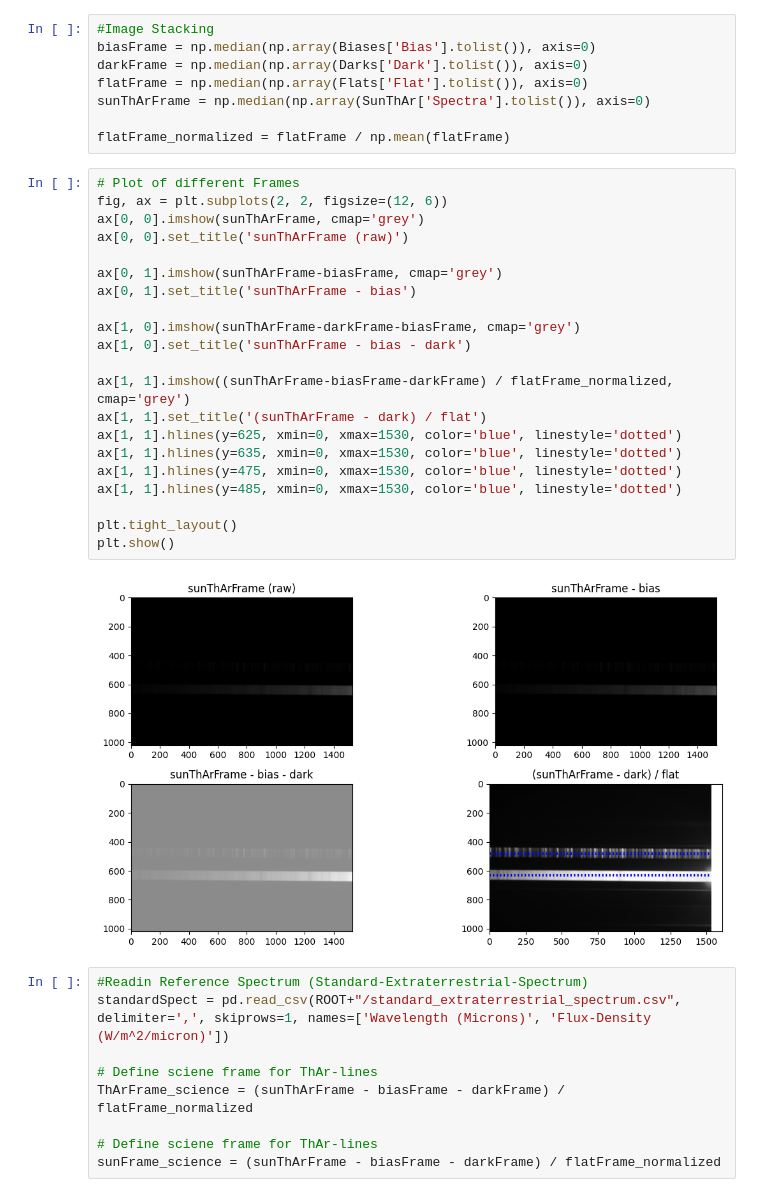
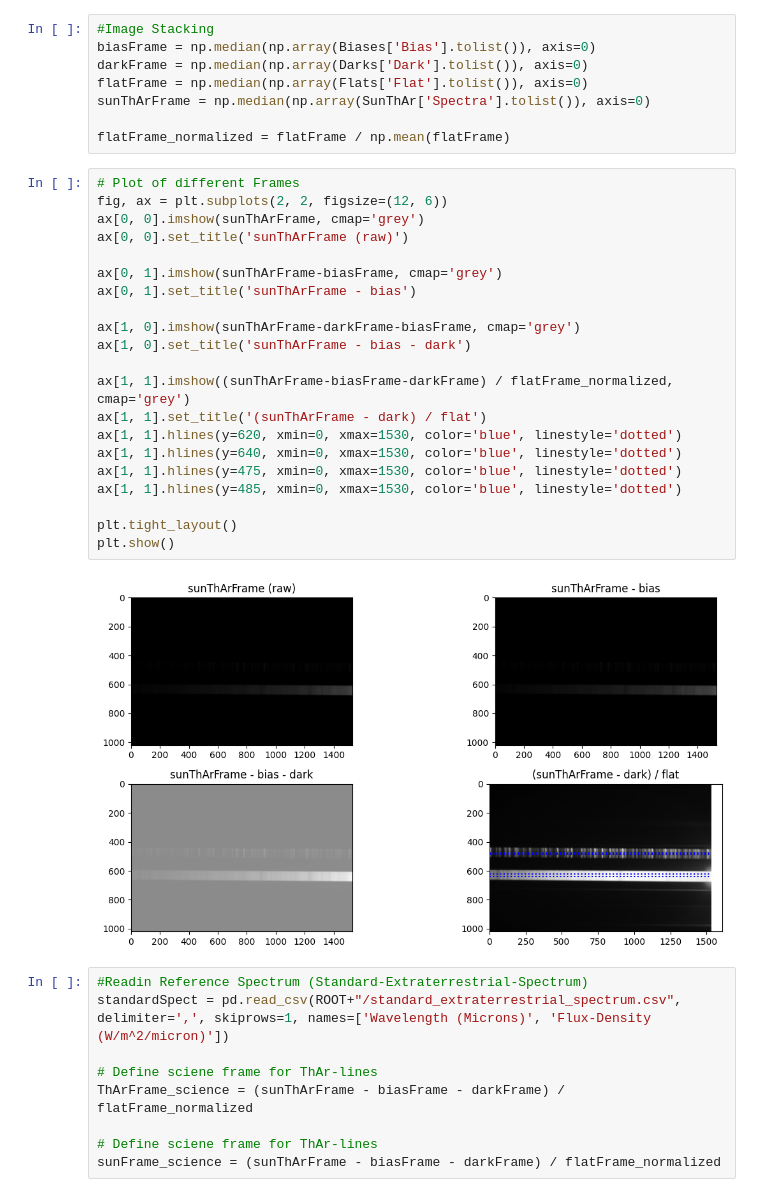
Before and after one commit to B0whunt3r21/AstroPrak, a Jupyter notebook: SolarSpectrum/Auswertungshilfe.ipynb, the cells around one changed output. Drawn from its saved outputs; the diff is of its cells as text.

```diff
--- a/SolarSpectrum/Auswertungshilfe.ipynb
+++ b/SolarSpectrum/Auswertungshilfe.ipynb
@@ -91,26 +91,26 @@ flatFrame_normalized = flatFrame / np.mean(flatFrame)
 # %%
 # Plot of different Frames
 fig, ax = plt.subplots(2, 2, figsize=(12, 6))
 ax[0, 0].imshow(sunThArFrame, cmap='grey')
 ax[0, 0].set_title('sunThArFrame (raw)')
 
 ax[0, 1].imshow(sunThArFrame-biasFrame, cmap='grey')
 ax[0, 1].set_title('sunThArFrame - bias')
 
 ax[1, 0].imshow(sunThArFrame-darkFrame-biasFrame, cmap='grey')
 ax[1, 0].set_title('sunThArFrame - bias - dark')
 
 ax[1, 1].imshow((sunThArFrame-biasFrame-darkFrame) / flatFrame_normalized, cmap='grey')
 ax[1, 1].set_title('(sunThArFrame - dark) / flat')
-ax[1, 1].hlines(y=625, xmin=0, xmax=1530, color='blue', linestyle='dotted')
-ax[1, 1].hlines(y=635, xmin=0, xmax=1530, color='blue', linestyle='dotted')
+ax[1, 1].hlines(y=620, xmin=0, xmax=1530, color='blue', linestyle='dotted')
+ax[1, 1].hlines(y=640, xmin=0, xmax=1530, color='blue', linestyle='dotted')
 ax[1, 1].hlines(y=475, xmin=0, xmax=1530, color='blue', linestyle='dotted')
 ax[1, 1].hlines(y=485, xmin=0, xmax=1530, color='blue', linestyle='dotted')
 
 plt.tight_layout()
 plt.show()
 # %% [output]
-[figure, old version]
+[figure, new version]
 # %%
 #Readin Reference Spectrum (Standard-Extraterrestrial-Spectrum)
 standardSpect = pd.read_csv(ROOT+"/standard_extraterrestrial_spectrum.csv", delimiter=',', skiprows=1, names=['Wavelength (Microns)', 'Flux-Density (W/m^2/micron)'])
```
Also changed, not shown: parts of 8 cells of this notebook.
